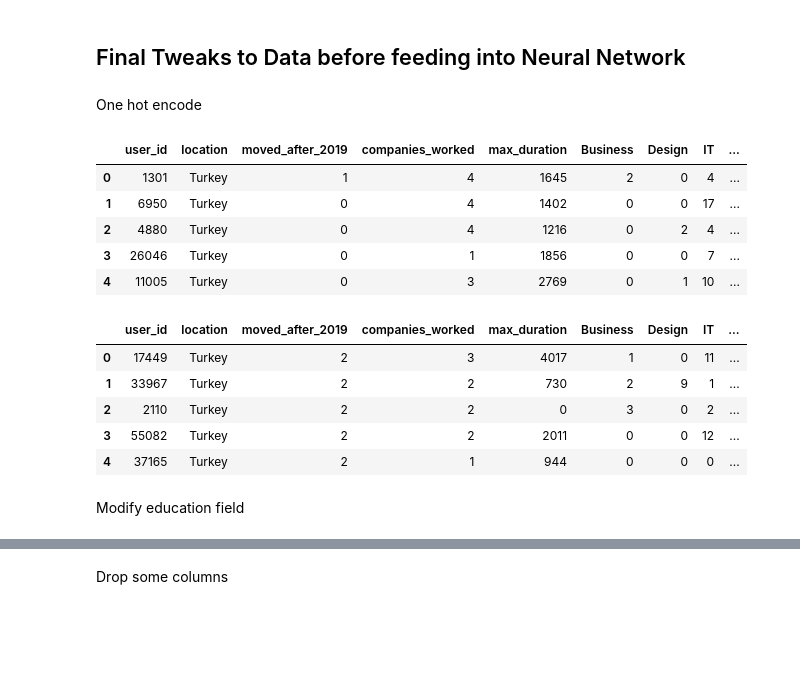
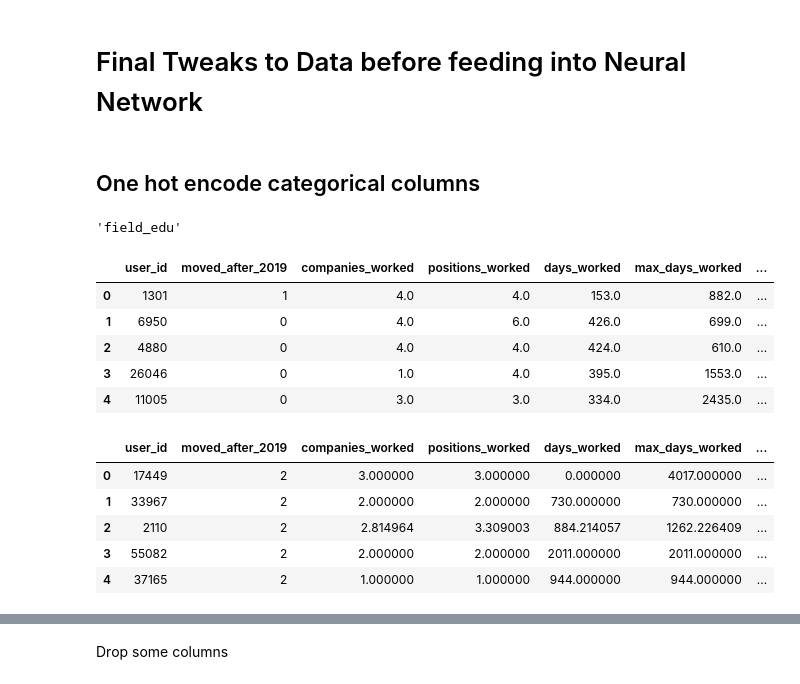
Before and after one commit to feyzijan/GarantiDatathon, a Jupyter notebook: Models/NeuralNet.ipynb, the cells around one changed output, grey strips where cells are left out. Cells and saved outputs as stored; diff of their text form; code cells hidden in the pictures; blank space fills up the shorter version.

Commit message:
Changed combined prep data and improved nn

```diff
--- a/Models/NeuralNet.ipynb
+++ b/Models/NeuralNet.ipynb
@@ -21,7 +21,5 @@ Load Data
 # %%
-df_test = pd.read_csv("../PreparedData/test.csv")
-df_train = pd.read_csv("../PreparedData/train.csv")
+test = pd.read_csv("../PreparedData/test.csv")
+train = pd.read_csv("../PreparedData/train.csv")
 # %% [markdown]
-## Final Tweaks to Data before feeding into Neural Network
+# Final Tweaks to Data before feeding into Neural Network
-# %% [markdown]
-One hot encode
@@ -30,22 +26,27 @@ columns_to_encode = ["country", "field_edu"]
+# %% [markdown]
+## One hot encode categorical columns
+# %%
+columns_to_encode = train.columns[train.dtypes == 'object']
+columns_to_encode[0]
+# %% [output]
+'field_edu'
 # %%
-df_train = pd.get_dummies(df_train,columns= columns_to_encode, drop_first=True)
-df_train.head(5)
+train = pd.get_dummies(train,columns= columns_to_encode, drop_first=True)
+train.head(5)
 # %% [output]
-|  | user_id | location | moved_after_2019 | companies_worked | max_duration | Business | Design | IT | ... |
-| 0 | 1301 | Turkey | 1 | 4 | 1645 | 2 | 0 | 4 | ... |
-| 1 | 6950 | Turkey | 0 | 4 | 1402 | 0 | 0 | 17 | ... |
-| 2 | 4880 | Turkey | 0 | 4 | 1216 | 0 | 2 | 4 | ... |
-| 3 | 26046 | Turkey | 0 | 1 | 1856 | 0 | 0 | 7 | ... |
-| 4 | 11005 | Turkey | 0 | 3 | 2769 | 0 | 1 | 10 | ... |
+|  | user_id | moved_after_2019 | companies_worked | positions_worked | days_worked | max_days_worked | ... |
+| 0 | 1301 | 1 | 4.0 | 4.0 | 153.0 | 882.0 | ... |
+| 1 | 6950 | 0 | 4.0 | 6.0 | 426.0 | 699.0 | ... |
+| 2 | 4880 | 0 | 4.0 | 4.0 | 424.0 | 610.0 | ... |
+| 3 | 26046 | 0 | 1.0 | 4.0 | 395.0 | 1553.0 | ... |
+| 4 | 11005 | 0 | 3.0 | 3.0 | 334.0 | 2435.0 | ... |
 # %%
-df_test = pd.get_dummies(df_test,columns= columns_to_encode, drop_first=True)
-df_test.head(5)
+test = pd.get_dummies(test,columns= columns_to_encode, drop_first=True)
+test.head(5)
 # %% [output]
-|  | user_id | location | moved_after_2019 | companies_worked | max_duration | Business | Design | IT | ... |
-| 0 | 17449 | Turkey | 2 | 3 | 4017 | 1 | 0 | 11 | ... |
-| 1 | 33967 | Turkey | 2 | 2 | 730 | 2 | 9 | 1 | ... |
-| 2 | 2110 | Turkey | 2 | 2 | 0 | 3 | 0 | 2 | ... |
-| 3 | 55082 | Turkey | 2 | 2 | 2011 | 0 | 0 | 12 | ... |
-| 4 | 37165 | Turkey | 2 | 1 | 944 | 0 | 0 | 0 | ... |
+|  | user_id | moved_after_2019 | companies_worked | positions_worked | days_worked | max_days_worked | ... |
+| 0 | 17449 | 2 | 3.000000 | 3.000000 | 0.000000 | 4017.000000 | ... |
+| 1 | 33967 | 2 | 2.000000 | 2.000000 | 730.000000 | 730.000000 | ... |
+| 2 | 2110 | 2 | 2.814964 | 3.309003 | 884.214057 | 1262.226409 | ... |
+| 3 | 55082 | 2 | 2.000000 | 2.000000 | 2011.000000 | 2011.000000 | ... |
+| 4 | 37165 | 2 | 1.000000 | 1.000000 | 944.000000 | 944.000000 | ... |
-# %% [markdown]
-Modify education field
```
Also changed, not shown: parts of 49 cells of this notebook, 8 other files.
